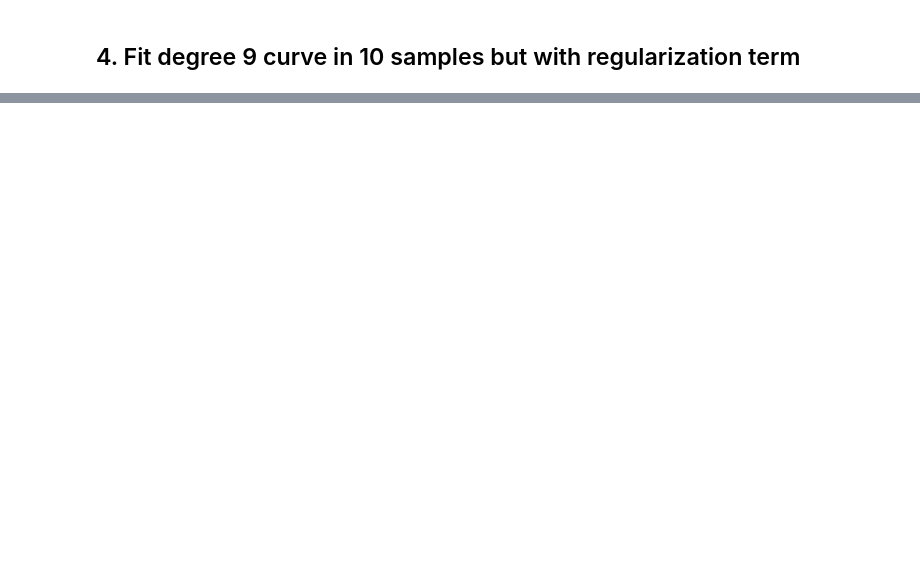
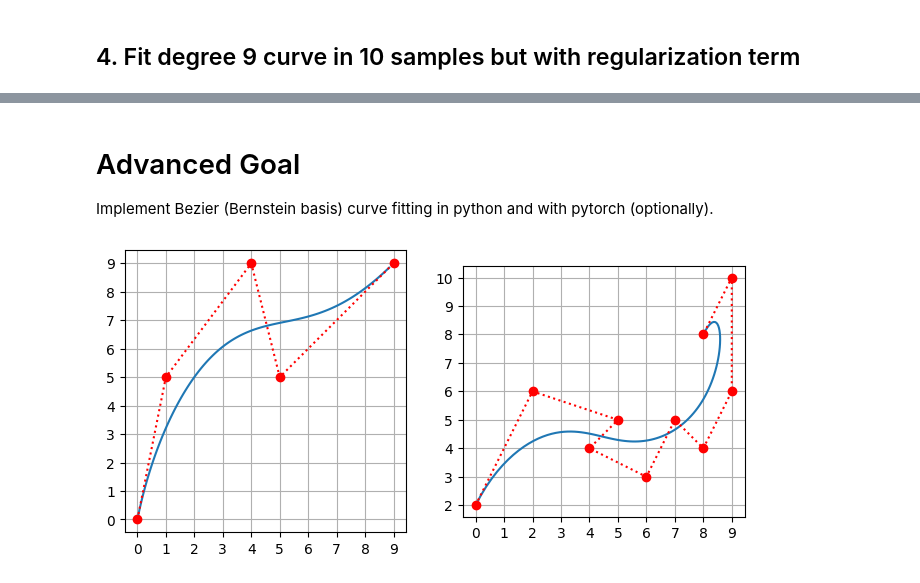
Before and after one commit to RUiN-jiarun/CSMath-HW, a Jupyter notebook: HW01.ipynb, the cells around one changed output, grey strips where cells are left out. Saved outputs shown, nothing was run; the diff lists cells and outputs as text; code cells hidden in the pictures; blank space fills up the shorter version.

```diff
--- a/HW01.ipynb
+++ b/HW01.ipynb
@@ -98,0 +101,3 @@ plt.show()
+# %% [markdown]
+# Advanced Goal
+Implement Bezier (Bernstein basis)  curve fitting in python and with pytorch (optionally).
@@ -98,0 +131,29 @@ plt.show()
+# %%
+t_points = np.arange(0, 1, 0.01)
+points1 = np.array([[0, 0], [1, 5], [4, 9], [5, 5], [9, 9]])
+curve1 = Bezier.Curve(t_points, points1)
+
+plt.figure(figsize=(8,4), dpi=100)
+plt.subplot(121)
+plt.xticks([i1 for i1 in range(-20, 20)]), plt.yticks([i1 for i1 in range(-20, 20)])
+plt.gca().set_aspect('equal', adjustable='box')
+plt.grid(b=True, which='major', axis='both')
+
+plt.plot(curve1[:, 0], curve1[:, 1])
+plt.plot(points1[:, 0], points1[:, 1], 'ro:')
+
+
+points2 = np.array([[0, 2], [2, 6], [5, 5], [4, 4], [6, 3], [7, 5], [8, 4], [9, 6], [9, 10], [8, 8]])
+curve2 = Bezier.Curve(t_points, points2)
+
+plt.subplot(122)
+plt.xticks([i1 for i1 in range(-20, 20)]), plt.yticks([i1 for i1 in range(-20, 20)])
+plt.gca().set_aspect('equal', adjustable='box')
+plt.grid(b=True, which='major', axis='both')
+
+plt.plot(curve2[:, 0], curve2[:, 1])
+plt.plot(points2[:, 0], points2[:, 1], 'ro:')
+
+plt.show()
+# %% [output]
+[figure, added]
```
Also changed, not shown: parts of 6 cells of this notebook.
